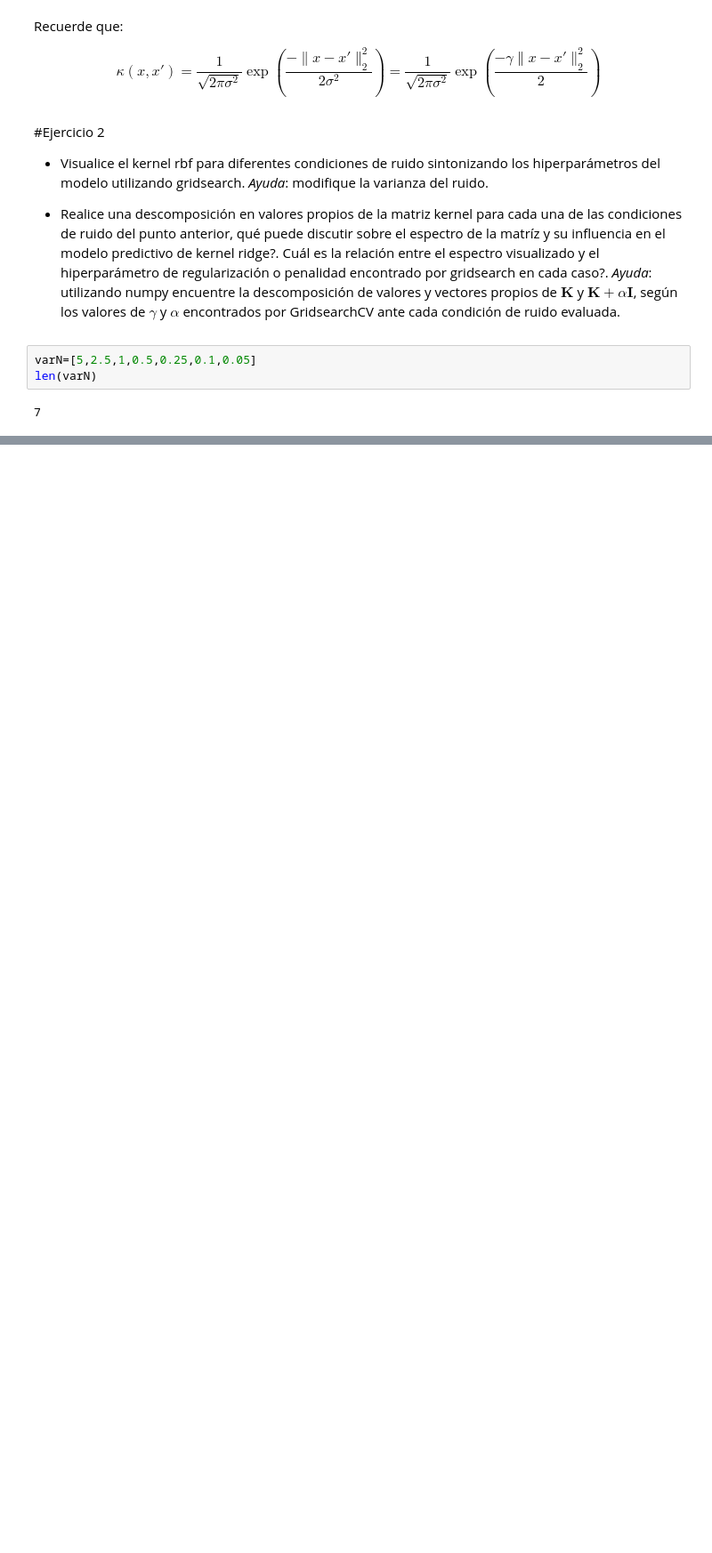
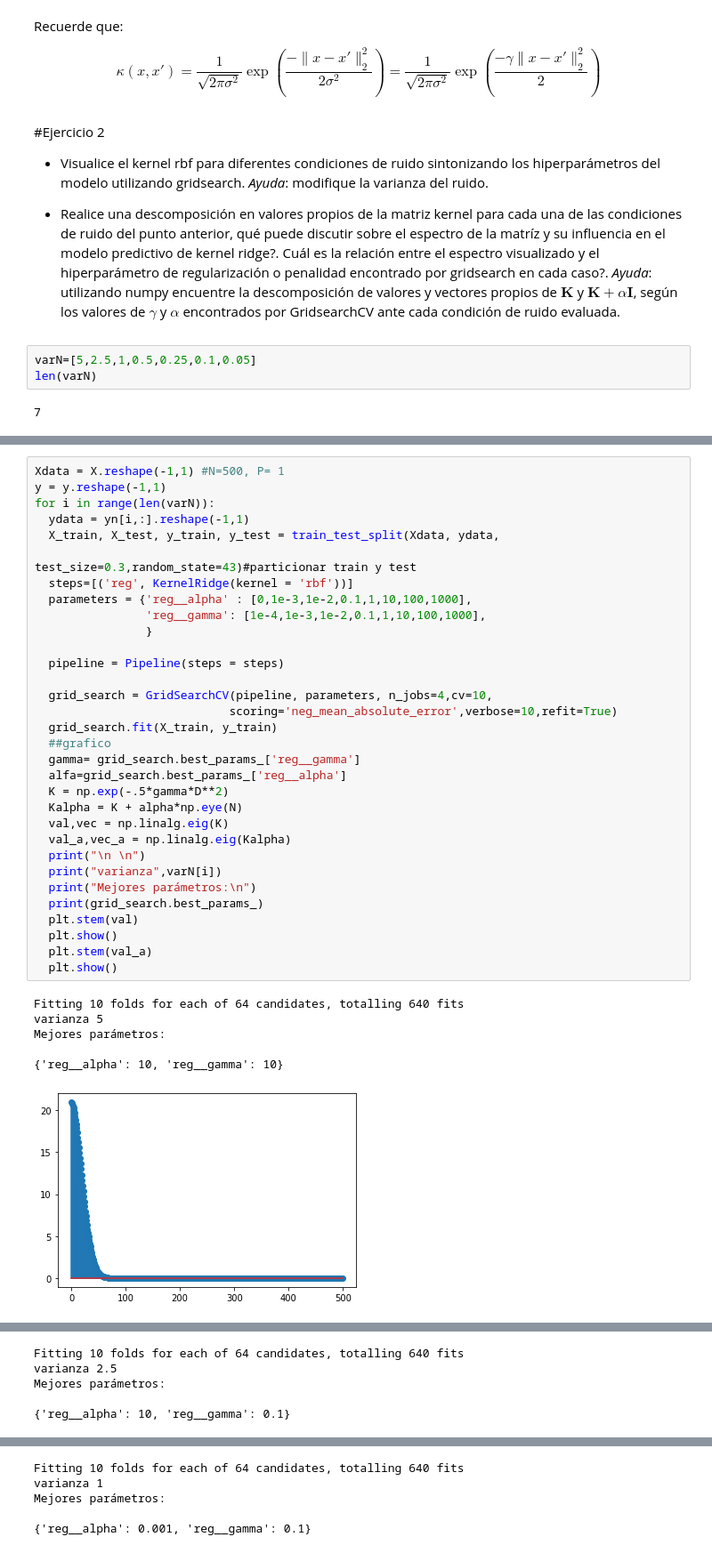
Before and after one commit to mamenaca/TareasMineriaDatos_Semana1, a Jupyter notebook: 2_Regresion/2_ModeloNolineal_EjSinc.ipynb, the cells around one changed output, grey strips where cells are left out. Shown at 89% size. Drawn from its saved outputs; the diff is of its cells as text; blank space fills up the shorter version.

```diff
--- a/2_Regresion/2_ModeloNolineal_EjSinc.ipynb
+++ b/2_Regresion/2_ModeloNolineal_EjSinc.ipynb
@@ -306,0 +324,39 @@ El alpha es un filtro y aumenta con la varianza
+# %%
+Xdata = X.reshape(-1,1) #N=500, P= 1
+y = y.reshape(-1,1)
+for i in range(len(varN)):
+  ydata = yn[i,:].reshape(-1,1)
+  X_train, X_test, y_train, y_test = train_test_split(Xdata, ydata,
+                                                    test_size=0.3,random_state=43)#particionar train y test
+  steps=[('reg', KernelRidge(kernel = 'rbf'))]
+  parameters = {'reg__alpha' : [0,1e-3,1e-2,0.1,1,10,100,1000],
+                'reg__gamma': [1e-4,1e-3,1e-2,0.1,1,10,100,1000],
+                }
+
+  pipeline = Pipeline(steps = steps)
+
+  grid_search = GridSearchCV(pipeline, parameters, n_jobs=4,cv=10,
+                            scoring='neg_mean_absolute_error',verbose=10,refit=True)
+  grid_search.fit(X_train, y_train)
+  ##grafico
+  gamma= grid_search.best_params_['reg__gamma']
+  alfa=grid_search.best_params_['reg__alpha']
+  K = np.exp(-.5*gamma*D**2)
+  Kalpha = K + alpha*np.eye(N)
+  val,vec = np.linalg.eig(K)
+  val_a,vec_a = np.linalg.eig(Kalpha)
+  print("\n \n")
+  print("varianza",varN[i])
+  print("Mejores parámetros:\n")
+  print(grid_search.best_params_)
+  plt.stem(val)
+  plt.show()
+  plt.stem(val_a)
+  plt.show()
+# %% [output]
+Fitting 10 folds for each of 64 candidates, totalling 640 fits
+varianza 5
+Mejores parámetros:
+
+{'reg__alpha': 10, 'reg__gamma': 10}
+[figure, added]
@@ -306,0 +364,5 @@ El alpha es un filtro y aumenta con la varianza
+Fitting 10 folds for each of 64 candidates, totalling 640 fits
+varianza 2.5
+Mejores parámetros:
+
+{'reg__alpha': 10, 'reg__gamma': 0.1}
@@ -306,0 +371,5 @@ El alpha es un filtro y aumenta con la varianza
+Fitting 10 folds for each of 64 candidates, totalling 640 fits
+varianza 1
+Mejores parámetros:
+
+{'reg__alpha': 0.001, 'reg__gamma': 0.1}
```
Also changed, not shown: parts of 10 cells of this notebook.
